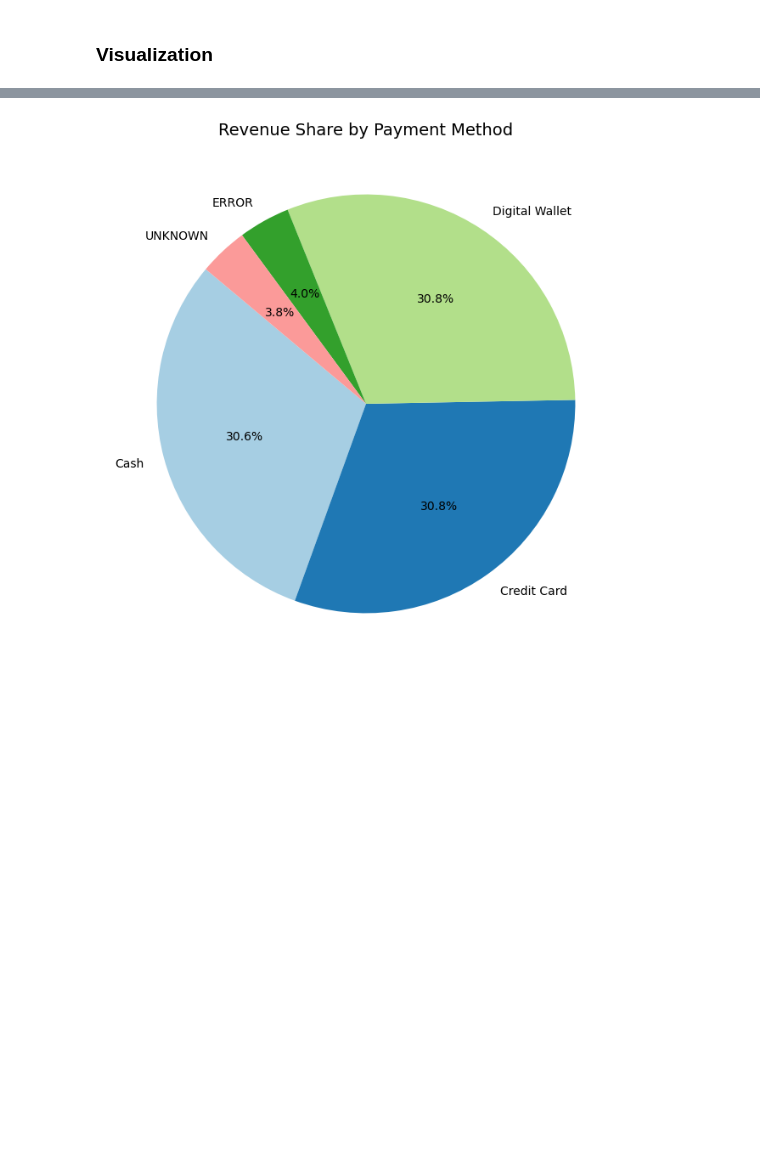
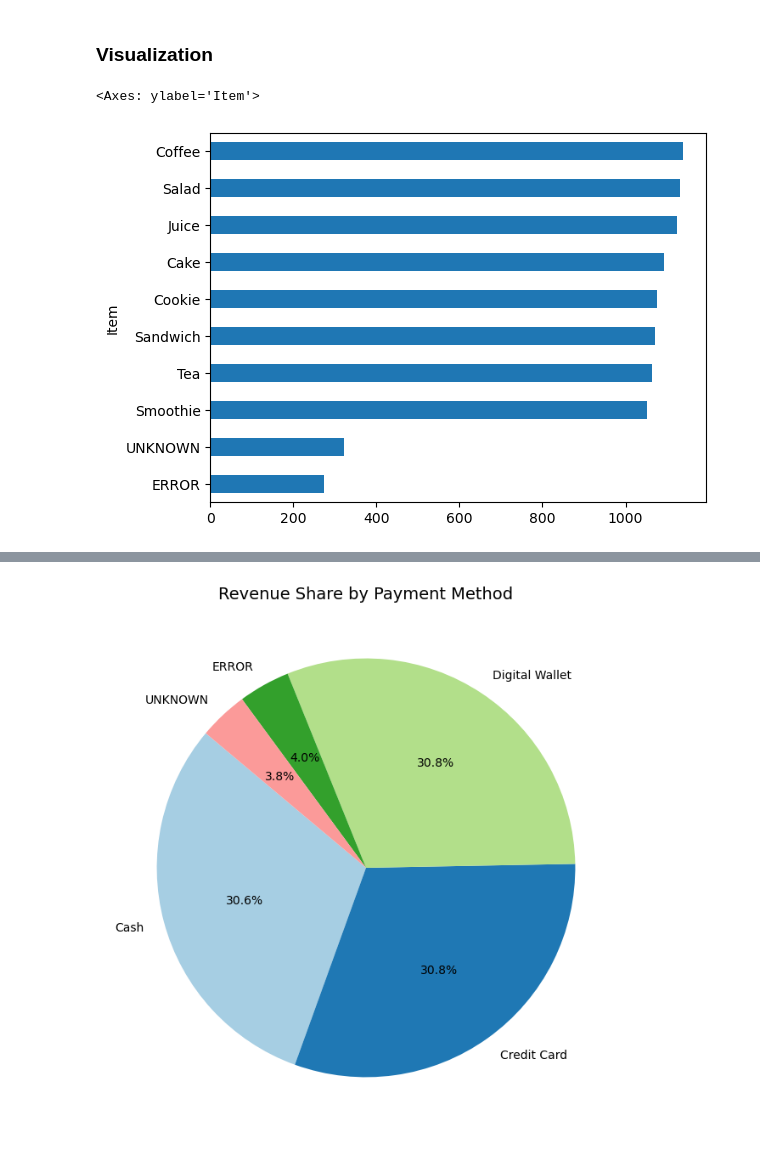
Before and after one commit to martinakvasnickova/Cafe, a Jupyter notebook: analysis/EDA.ipynb, the cells around one changed output, grey strips where cells are left out. Cells and saved outputs as stored; diff of their text form; code cells hidden in the pictures; blank space fills up the shorter version.

```diff
--- a/analysis/EDA.ipynb
+++ b/analysis/EDA.ipynb
@@ -350,3 +350,9 @@ ERROR        2510.333316
 Name: Total Spent, dtype: float64
 # %% [markdown]
 ### Visualization
+# %%
+item_counts = df['Item'].value_counts().sort_values(ascending=True)
+item_counts.plot(kind = 'barh')
+# %% [output]
+<Axes: ylabel='Item'>
+[figure, added]
```
Also changed, not shown: parts of 14 cells of this notebook.
